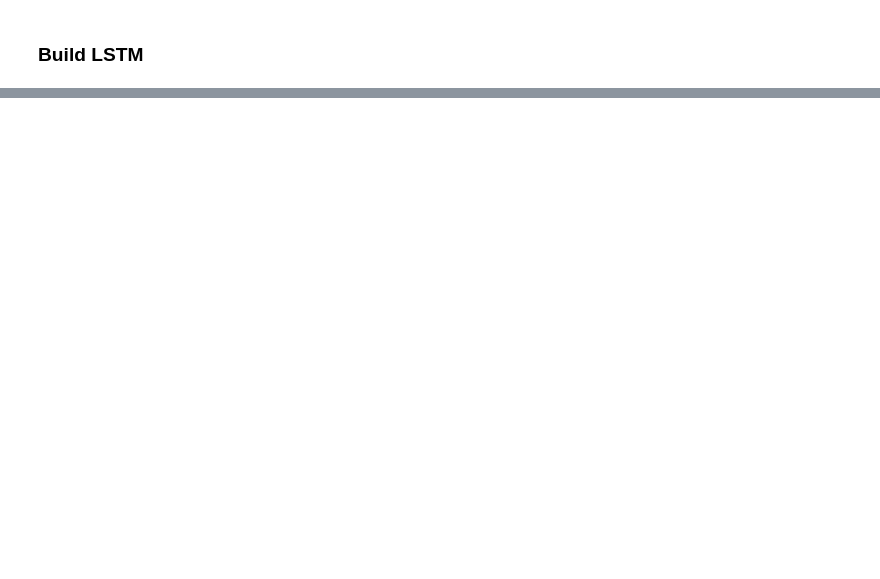
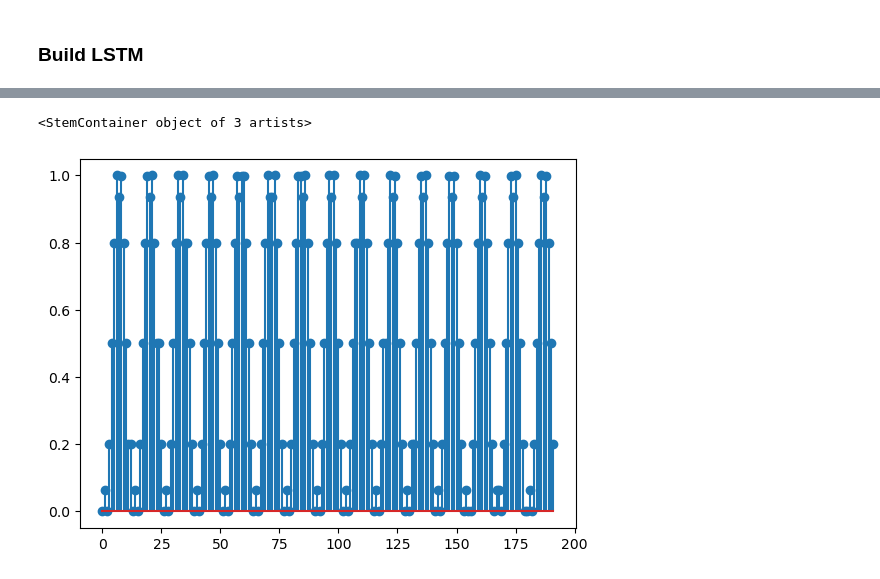
Before and after one commit to spatialaudio/Data-Driven-EIT-Imaging-using-Recurrent-Neural-Networks, a Jupyter notebook: codes/VAE_LSTM_V2.ipynb, the cells around one changed output, grey strips where cells are left out. Cells and saved outputs as stored; diff of their text form; code cells hidden in the pictures; blank space fills up the shorter version.

```diff
--- a/codes/VAE_LSTM_V2.ipynb
+++ b/codes/VAE_LSTM_V2.ipynb
@@ -474,4 +505,7 @@ plt.stem(V_dec_40[14, :])
 # %%
 tmp = np.load(load_path_40 + "sample_000014.npz", allow_pickle=True)
 # %%
-plt.stem(tmp["v_obj"])
+plt.stem(norm_data(tmp["v_empty"]))
+# %% [output]
+<StemContainer object of 3 artists>
+[figure, added]
```
Also changed, not shown: parts of 26 cells of this notebook.
